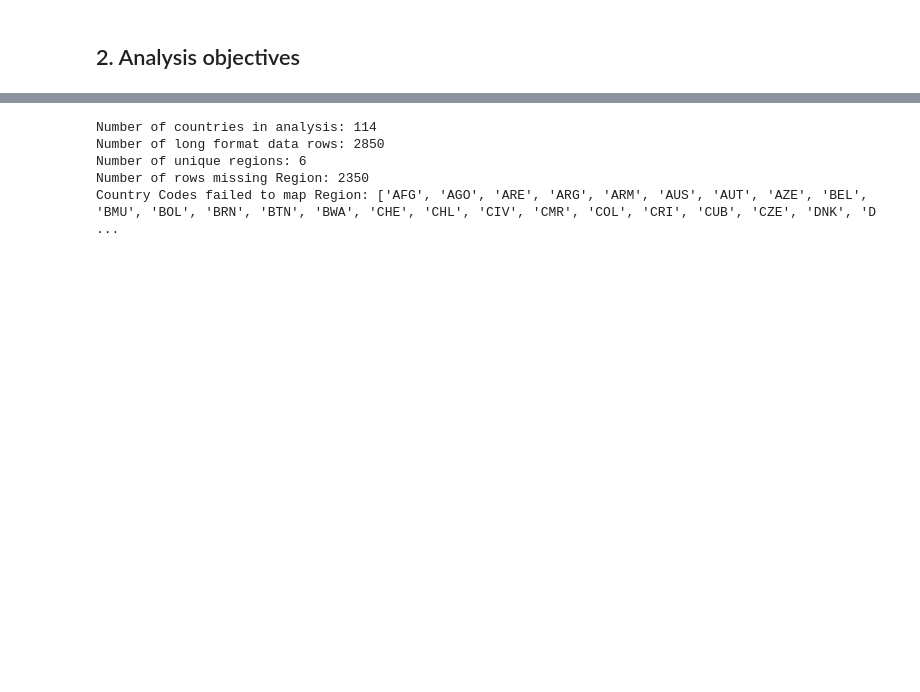
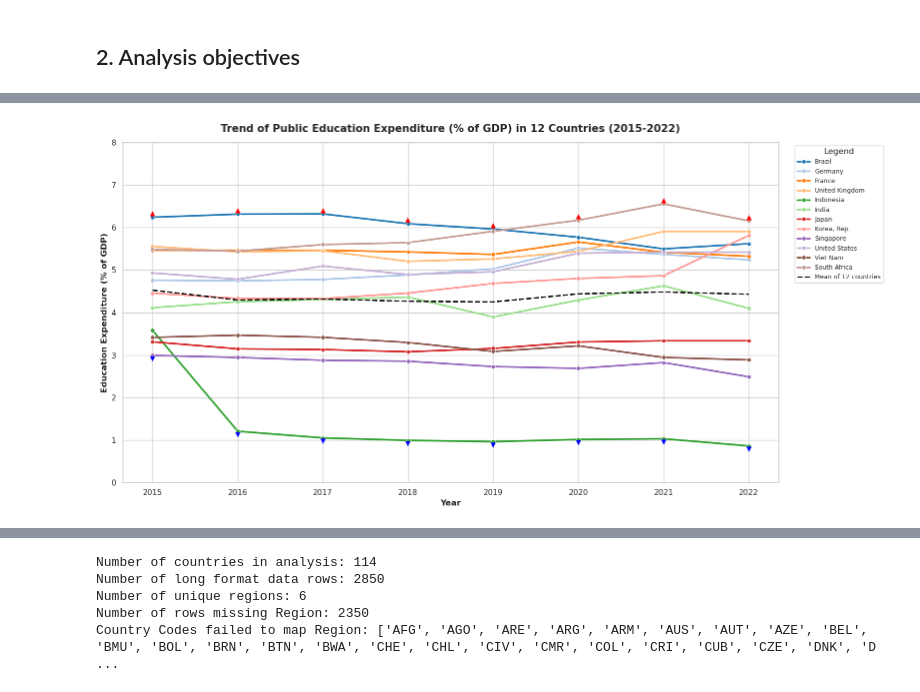
Before and after one commit to n3sfan/DataVis-Lab2, a Jupyter notebook: Notebook/All.ipynb, the cells around one changed output, grey strips where cells are left out. Saved outputs shown, nothing was run; the diff lists cells and outputs as text; code cells hidden in the pictures; blank space fills up the shorter version.

Commit message:
Merged 3/5

```diff
--- a/Notebook/All.ipynb
+++ b/Notebook/All.ipynb
@@ -305,0 +225,89 @@ ValueError: Could not interpret value `Year` for `x`. An entry with this name do
+# %%
+# ====== CHART 1: LINE CHART — Education Expenditure (% of GDP) ======
+
+# Filter education expenditure data
+edu_df = df_clean[df_clean['Series Code'] == 'SE.XPD.TOTL.GD.ZS'].copy()
+
+plt.figure(figsize=(16, 8))
+
+# Plot line chart
+palette = sns.color_palette('tab20', n_colors=len(edu_df['Country Name'].unique()))
+ax = sns.lineplot(
+    data=edu_df,
+    x='Year', y='Value',
+    hue='Country Name',
+    marker='o', markersize=6,
+    palette=palette,
+    linewidth=2.5
+)
+
+# Highlight Min/Max for each year
+for year in edu_df['Year'].unique():
+    year_data = edu_df[edu_df['Year'] == year]
+    max_row = year_data.loc[year_data['Value'].idxmax()]
+    min_row = year_data.loc[year_data['Value'].idxmin()]
+    ax.annotate('▲', xy=(max_row['Year'], max_row['Value']),
+                fontsize=10, color='red', ha='center', va='bottom')
+    ax.annotate('▼', xy=(min_row['Year'], min_row['Value']),
+                fontsize=10, color='blue', ha='center', va='top')
+
+# Overall mean line
+overall_mean = edu_df.groupby('Year')['Value'].mean()
+ax.plot(overall_mean.index, overall_mean.values, color='black', linestyle='--',
+        linewidth=2, label='Mean of 12 countries', zorder=10)
+
+plt.title('Trend of Public Education Expenditure (% of GDP) in 12 Countries (2015-2022)',
+          fontsize=15, fontweight='bold', pad=15)
+plt.xlabel('Year', fontsize=12, fontweight='bold')
+plt.ylabel('Education Expenditure (% of GDP)', fontsize=12, fontweight='bold')
+plt.xticks(range(2015, 2023))
+plt.ylim(0, 8)
+
+handles, labels = ax.get_legend_handles_labels()
+ax.legend(handles=handles, labels=labels, title='Legend',
+          bbox_to_anchor=(1.02, 1), loc='upper left', fontsize=9)
+
+plt.tight_layout()
+plt.show()
+
+# ====== CHART 2: BOXPLOT — Education Expenditure Distribution ======
+
+# Group by income level (based on average GDP per capita)
+gdp_df = df_clean[df_clean['Series Code'] == 'NY.GDP.PCAP.CD'].copy()
+gdp_mean = gdp_df.groupby('Country Name')['Value'].mean().reset_index()
+gdp_mean.columns = ['Country Name', 'GDP_Mean']
+
+# Income group classification: High (>30000), Upper-middle (5000-30000), Lower-middle (<5000)
+def classify_income(gdp):
+    if gdp >= 30000:
+        return 'High income (>$30K)'
+    elif gdp >= 5000:
+        return 'Upper-middle income ($5K-$30K)'
+    else:
+        return 'Lower-middle income (<$5K)'
+
+gdp_mean['Income_Group'] = gdp_mean['GDP_Mean'].apply(classify_income)
+
+# Merge income group into education data
+edu_boxplot = edu_df.merge(gdp_mean[['Country Name', 'Income_Group']], on='Country Name', how='left')
+
+plt.figure(figsize=(10, 6))
+
+# Boxplot by income group
+group_order = ['High income (>$30K)', 'Upper-middle income ($5K-$30K)', 'Lower-middle income (<$5K)']
+sns.boxplot(data=edu_boxplot, y='Income_Group', x='Value', order=group_order,
+            palette='Set2', hue='Income_Group', dodge=False, legend=False)
+plt.title('Distribution of Education Expenditure (% of GDP) by Income Group (2015-2022)',
+                  fontsize=14, fontweight='bold', pad=15)
+plt.xlabel('Education Expenditure (% of GDP)', fontsize=12, fontweight='bold')
+plt.ylabel('')
+
+plt.tight_layout()
+plt.show()
+
+# Print income group table
+print("\nIncome group table:")
+for _, row in gdp_mean.sort_values('GDP_Mean', ascending=False).iterrows():
+    print(f"  {row['Country Name']:20s} | Average GDP/capita: ${row['GDP_Mean']:,.0f} | Group: {row['Income_Group']}")
+# %% [output]
+[figure, added]
```
Also changed, not shown: parts of 39 cells of this notebook, 1 other file.
